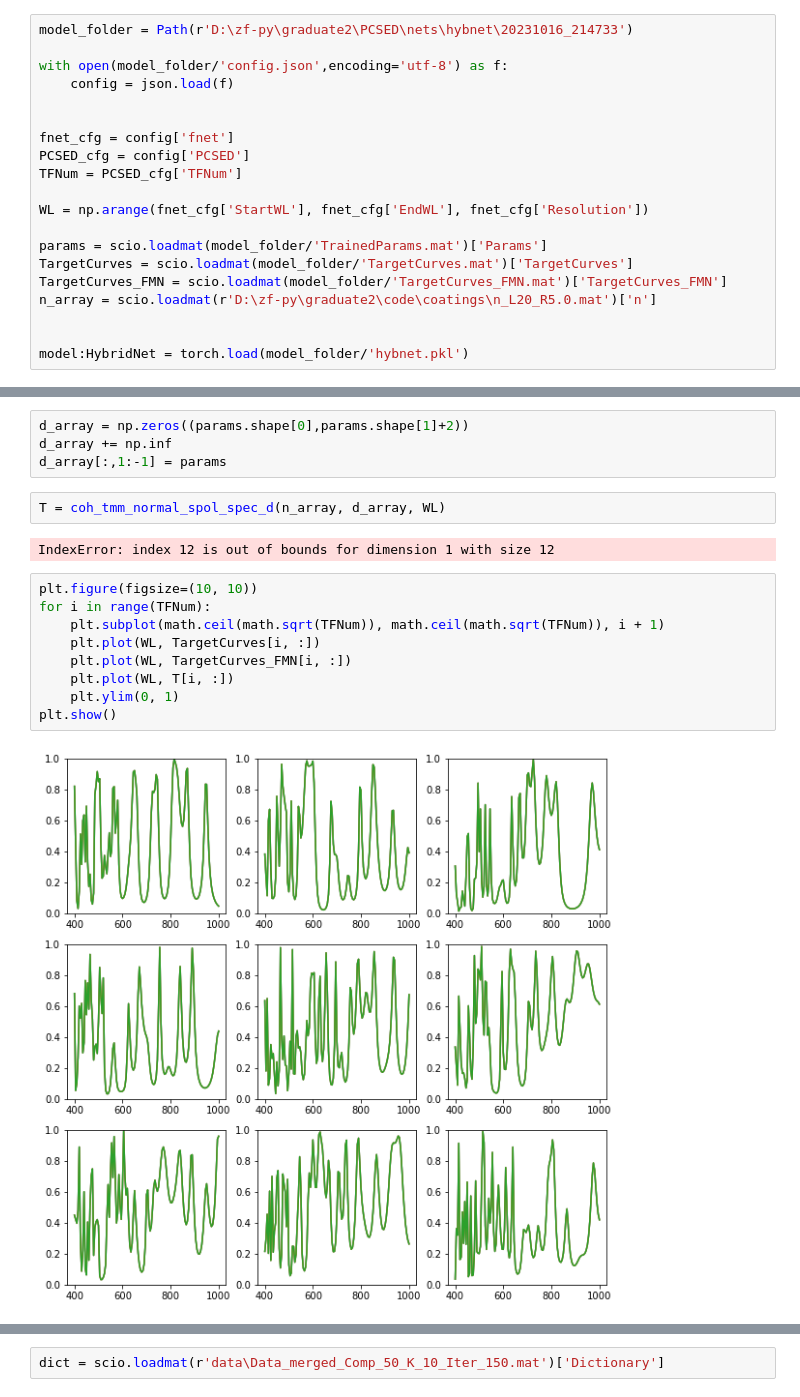
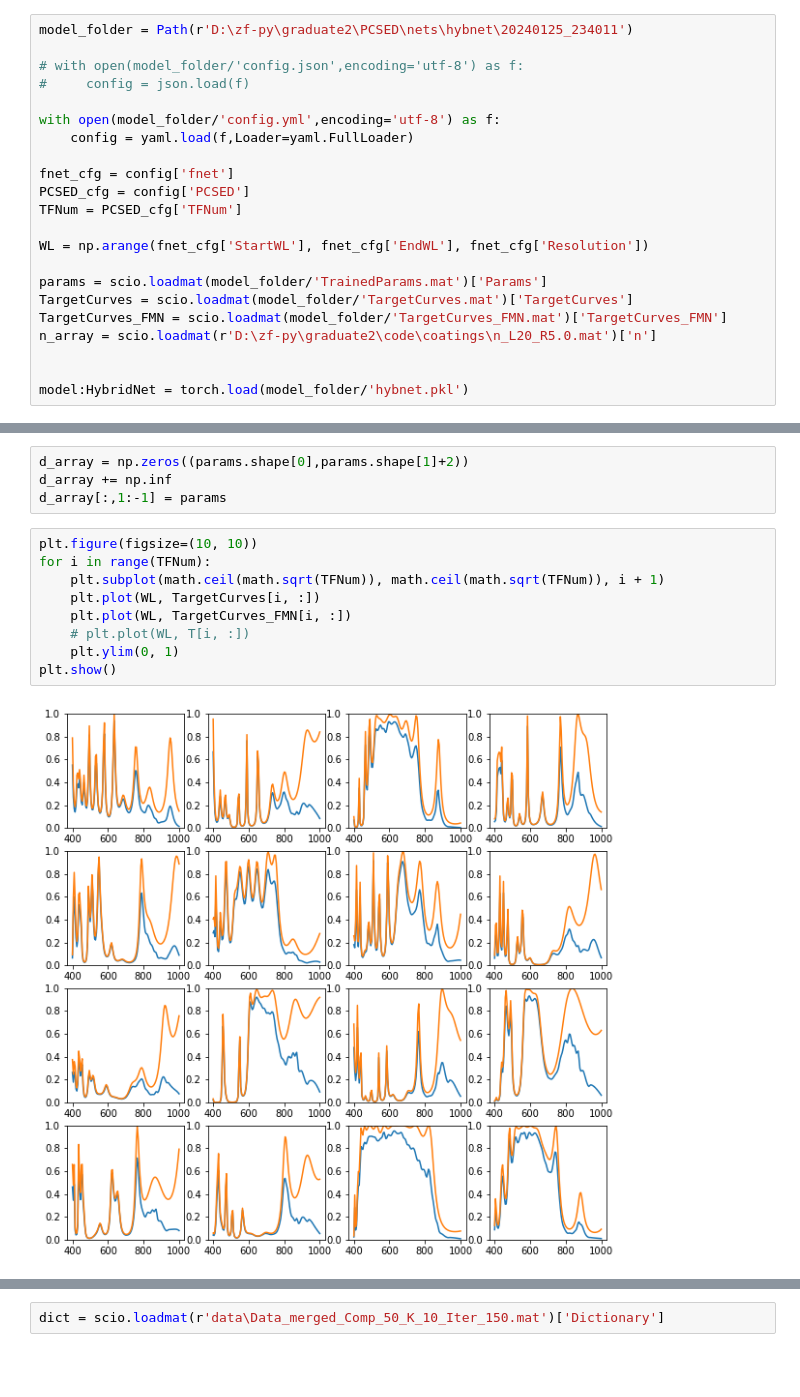
Before and after one commit to lixiaoyu0429/PCSED, a Jupyter notebook: test_hybnet.ipynb, the cells around one changed output, grey strips where cells are left out. Cells and saved outputs as stored; diff of their text form; blank space fills up the shorter version.

```diff
--- a/test_hybnet.ipynb
+++ b/test_hybnet.ipynb
@@ -25,11 +26,13 @@ def evaluate(model, Input, Output):
         loss = torch.mean(loss_mat, dim=1)
         return loss.cpu().numpy(), Output_pred.cpu().numpy()
 # %%
-model_folder = Path(r'D:\zf-py\graduate2\PCSED\nets\hybnet\20231016_214733')
+model_folder = Path(r'D:\zf-py\graduate2\PCSED\nets\hybnet\20240125_234011')
 
-with open(model_folder/'config.json',encoding='utf-8') as f:
-    config = json.load(f)
+# with open(model_folder/'config.json',encoding='utf-8') as f:
+#     config = json.load(f)
 
+with open(model_folder/'config.yml',encoding='utf-8') as f:
+    config = yaml.load(f,Loader=yaml.FullLoader)
 
 fnet_cfg = config['fnet']
 PCSED_cfg = config['PCSED']
@@ -78,21 +78,17 @@ n_array = scio.loadmat(r'D:\zf-py\graduate2\code\coatings\n_L20_R5.0.mat')['n']
 d_array = np.zeros((params.shape[0],params.shape[1]+2))
 d_array += np.inf
 d_array[:,1:-1] = params
-# %%
-T = coh_tmm_normal_spol_spec_d(n_array, d_array, WL)
-# %% [output]
-IndexError: index 12 is out of bounds for dimension 1 with size 12
 # %%
 plt.figure(figsize=(10, 10))
 for i in range(TFNum):
     plt.subplot(math.ceil(math.sqrt(TFNum)), math.ceil(math.sqrt(TFNum)), i + 1)
     plt.plot(WL, TargetCurves[i, :])
     plt.plot(WL, TargetCurves_FMN[i, :])
-    plt.plot(WL, T[i, :])
+    # plt.plot(WL, T[i, :])
     plt.ylim(0, 1)
 plt.show()
 # %% [output]
-[figure, old version]
+[figure, new version]
 # %%
 plt.plot(TargetCurves.sum(axis=1))
 plt.plot(TargetCurves_FMN.sum(axis=1))
```
Also changed, not shown: parts of 8 cells of this notebook, 18 other files.
